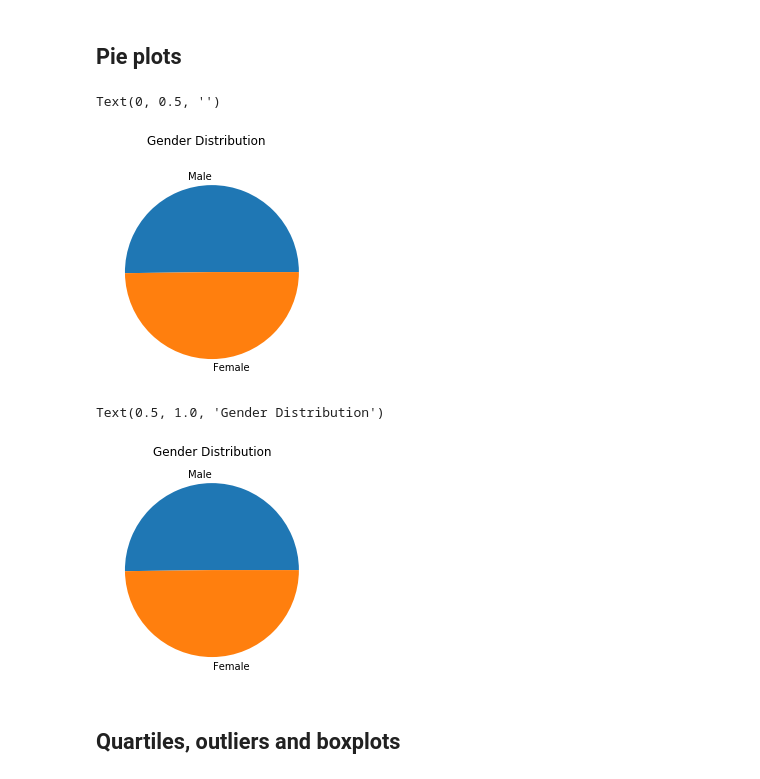
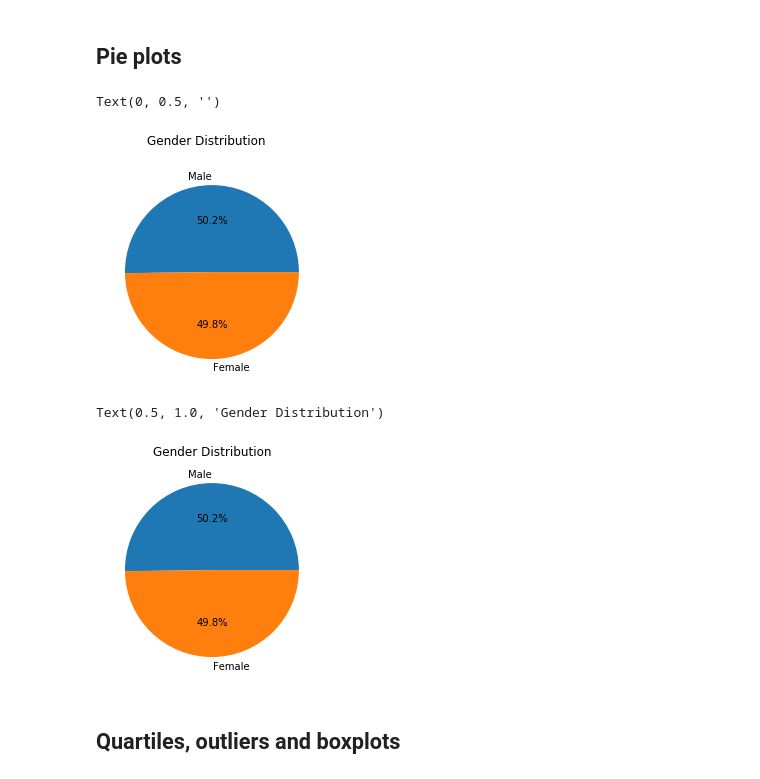
Before and after one commit to glandsly/matplotlib-challenge, a Jupyter notebook: pymaceuticals/pymaceuticals.ipynb, the cells around one changed output. Drawn from its saved outputs; the diff is of its cells as text; code cells hidden in the pictures.

Commit message:
Added pie chart labels

```diff
--- a/pymaceuticals/pymaceuticals.ipynb
+++ b/pymaceuticals/pymaceuticals.ipynb
@@ -85,18 +85,18 @@ plt.xticks(rotation=45)
 # %%
 # Generate a pie plot showing the distribution of female versus male mice using pandas
 gender_df = pd.DataFrame(no_dup_df['Sex'].value_counts())
-gender_pie = gender_df.plot(kind='pie', subplots=True, title="Gender Distribution", legend=False)
+gender_pie = gender_df.plot(kind='pie', subplots=True, title="Gender Distribution", legend=False, autopct="%1.1f%%")
 plt.axes().set_ylabel('')
 # %% [output]
 Text(0, 0.5, '')
-[figure, old version]
+[figure, new version]
 # %%
 # Generate a pie plot showing the distribution of female versus male mice using pyplot
-plt.pie(gender_df, labels=gender_df.index)
+plt.pie(gender_df, labels=gender_df.index, autopct="%1.1f%%")
 plt.title("Gender Distribution")
 # %% [output]
 Text(0.5, 1.0, 'Gender Distribution')
-[figure, old version]
+[figure, new version]
 # %% [markdown]
 ## Quartiles, outliers and boxplots
 # %%
```
